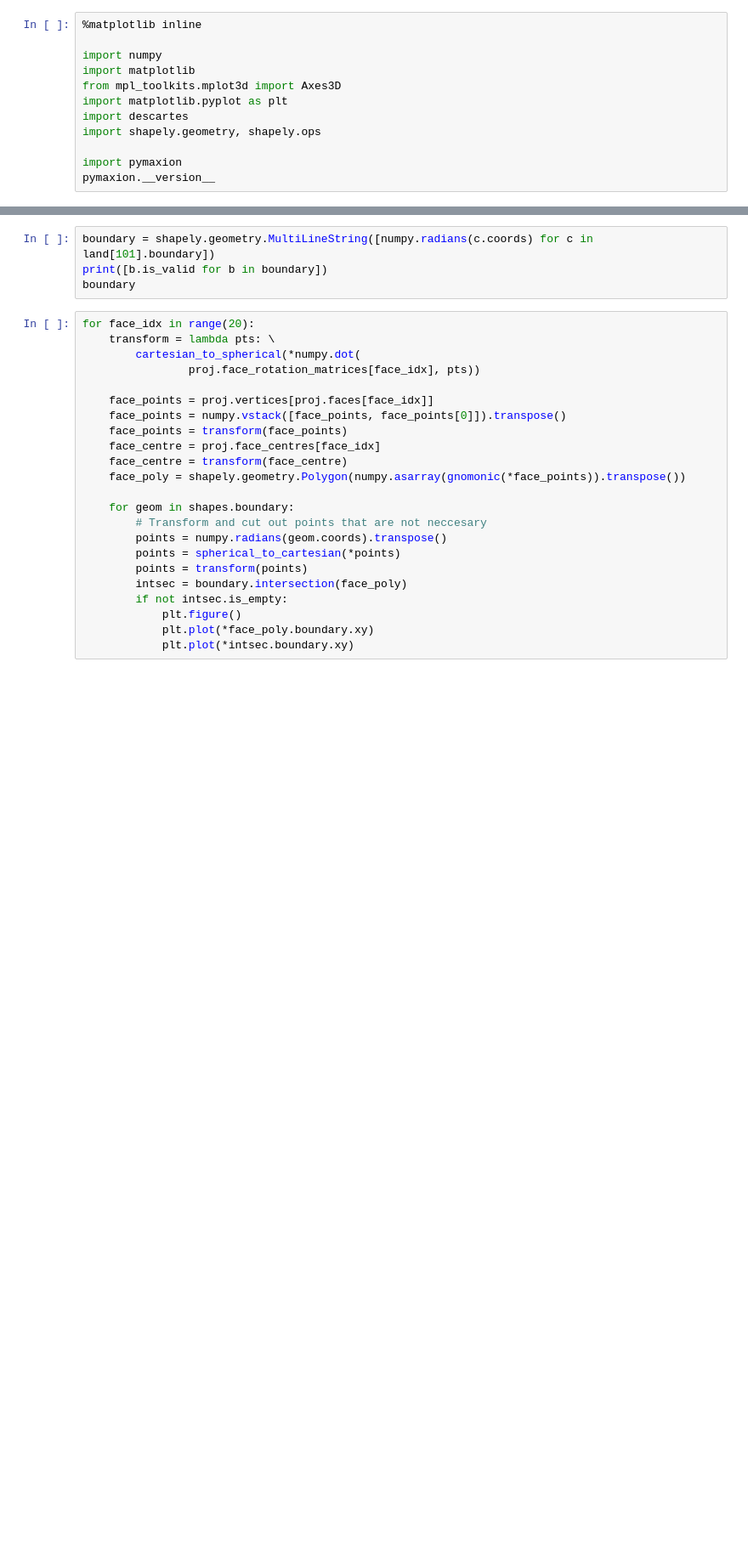
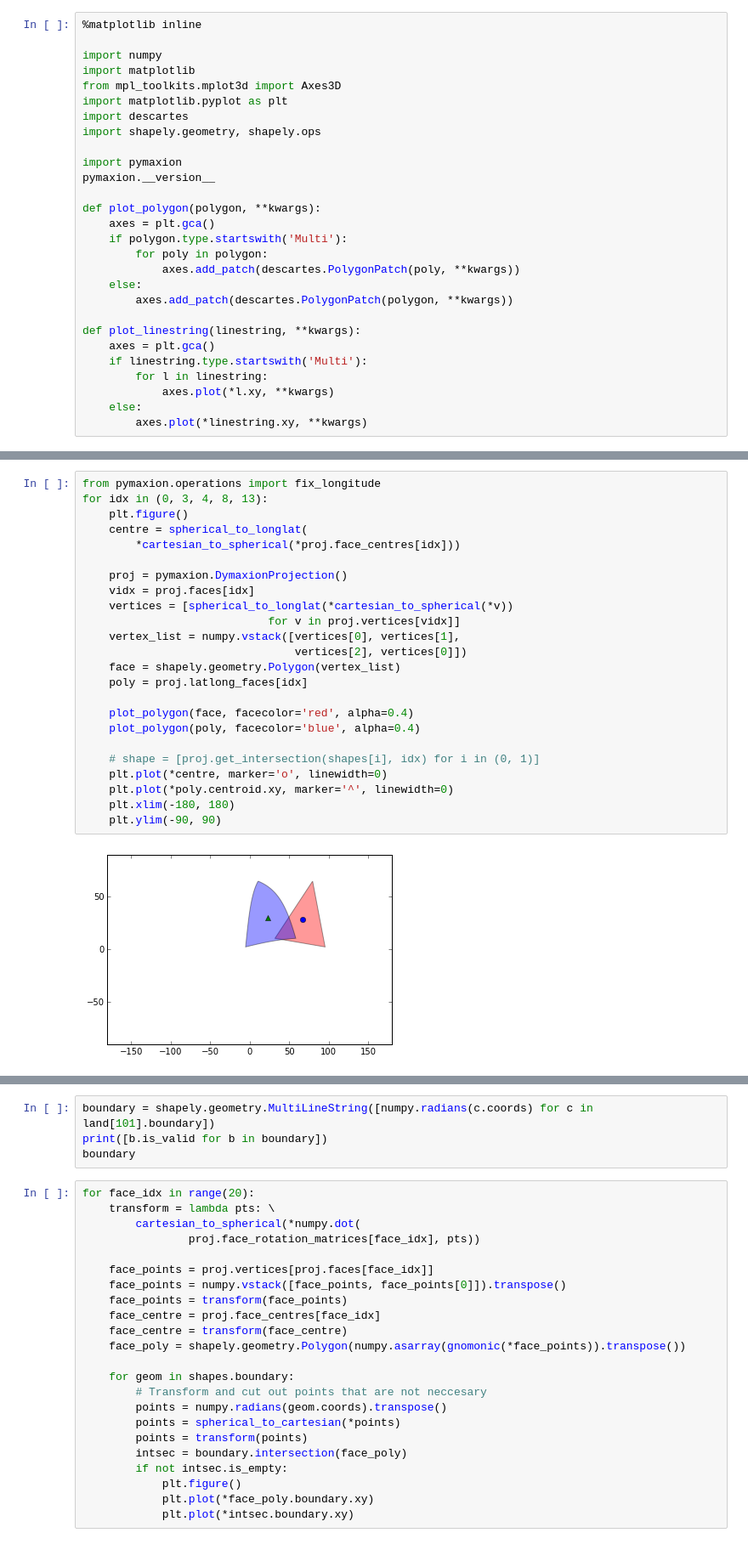
Before and after one commit to jesserobertson/pymaxion, a Jupyter notebook: examples/projections.ipynb, the cells around one changed output, grey strips where cells are left out. Shown at 85% size. Drawn from its saved outputs; the diff is of its cells as text; blank space fills up the shorter version.

```diff
--- a/examples/projections.ipynb
+++ b/examples/projections.ipynb
@@ -10,3 +10,19 @@ import shapely.geometry, shapely.ops
 
 import pymaxion
 pymaxion.__version__
+
+def plot_polygon(polygon, **kwargs):
+    axes = plt.gca()
+    if polygon.type.startswith('Multi'):
+        for poly in polygon:
+            axes.add_patch(descartes.PolygonPatch(poly, **kwargs))
+    else:
+        axes.add_patch(descartes.PolygonPatch(polygon, **kwargs))
+
+def plot_linestring(linestring, **kwargs):
+    axes = plt.gca()
+    if linestring.type.startswith('Multi'):
+        for l in linestring:
+            axes.plot(*l.xy, **kwargs)
+    else:
+        axes.plot(*linestring.xy, **kwargs)
@@ -67,0 +80,26 @@ WARNING:shapely.geos:Hole lies outside shell at or near point -10.04286418066998
+# %%
+from pymaxion.operations import fix_longitude
+for idx in (0, 3, 4, 8, 13):
+    plt.figure()
+    centre = spherical_to_longlat(
+        *cartesian_to_spherical(*proj.face_centres[idx]))
+
+    proj = pymaxion.DymaxionProjection()
+    vidx = proj.faces[idx]
+    vertices = [spherical_to_longlat(*cartesian_to_spherical(*v))
+                            for v in proj.vertices[vidx]]
+    vertex_list = numpy.vstack([vertices[0], vertices[1],
+                                vertices[2], vertices[0]])
+    face = shapely.geometry.Polygon(vertex_list)
+    poly = proj.latlong_faces[idx]
+
+    plot_polygon(face, facecolor='red', alpha=0.4)
+    plot_polygon(poly, facecolor='blue', alpha=0.4)
+
+    # shape = [proj.get_intersection(shapes[i], idx) for i in (0, 1)]
+    plt.plot(*centre, marker='o', linewidth=0)
+    plt.plot(*poly.centroid.xy, marker='^', linewidth=0)
+    plt.xlim(-180, 180)
+    plt.ylim(-90, 90)
+# %% [output]
+[figure, added]
```
Also changed, not shown: parts of 9 cells of this notebook, 1 other file.
